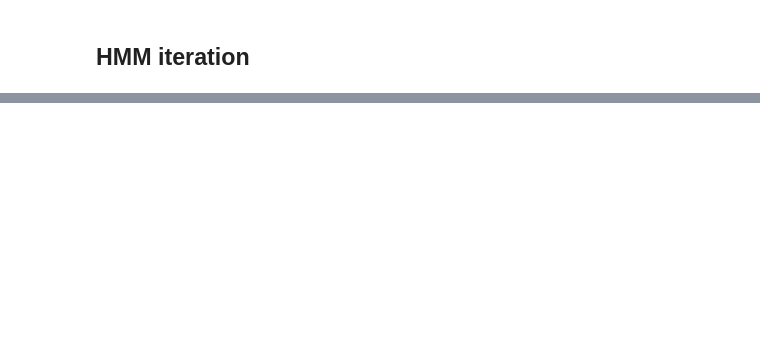
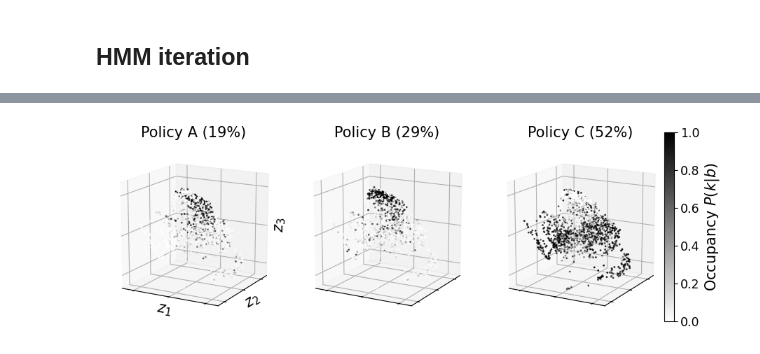
Before and after one commit to XaqLab/hex-arena, a Jupyter notebook: hmm-policy.ipynb, the cells around one changed output, grey strips where cells are left out. Drawn from its saved outputs; the diff is of its cells as text; code cells hidden in the pictures; blank space fills up the shorter version.

```diff
--- a/hmm-policy.ipynb
+++ b/hmm-policy.ipynb
@@ -558,0 +191,55 @@ plt.show()
+# %%
+log_gammas, log_xis, log_Zs = e_step(hmp, knowns, beliefs, actions)
+
+gammas = [torch.softmax(log_gammas[i], dim=1) for i in range(len(log_gammas))]
+pi_labels = ['Policy '+chr(ord('A')+i)+' ({:.0%})'.format(torch.cat(gammas).mean(dim=0)[i]) for i in range(num_policies)]
+# %%
+idxs = rng.choice(len(torch.cat(zs)), 2000, replace=False)
+vals, colors = torch.cat(zs)[idxs], torch.cat(gammas)[idxs]
+
+fig = plt.figure(figsize=(9, 3))
+margin, gap = 0.05, 0.02
+width = (1-2*margin-2*gap)/3
+axes, artists = [], []
+labelpad = -12
+for i in range(3):
+    ax = fig.add_axes([0.2*margin+(width+gap)*i, 0.02, width, 0.9], projection='3d', elev=15)
+    artists.append(ax.scatter(
+        vals[:, 1], vals[:, 2], vals[:, 0], s=1,
+        c=colors[:, i], cmap='gray_r', vmin=0, vmax=1,
+    ))
+    ax_lim = [-4, 4]
+    ax.set_xlim(ax_lim), ax.set_ylim(ax_lim), ax.set_zlim(ax_lim)
+    ax.set_aspect('equal')
+    ax_ticks = [-3, 0, 3]
+    ax.set_xticks(ax_ticks), ax.set_yticks(ax_ticks), ax.set_zticks(ax_ticks)
+    ax.set_xticklabels([]), ax.set_yticklabels([]), ax.set_zticklabels([])
+    ax.zaxis.line.set_visible(False)
+    for line in ax.zaxis.get_majorticklines():
+        line.set_color('none')
+    if i==0:
+        ax.set_xlabel('$z_1$', labelpad=labelpad)
+        ax.set_ylabel('$z_2$', labelpad=labelpad)
+        ax.set_zlabel('$z_3$', labelpad=labelpad)
+    ax.set_title(pi_labels[i], fontsize='medium')
+    axes.append(ax)
+cax = fig.add_axes([1-2*margin, margin, 0.3*margin, 1-2*margin])
+cbar = plt.colorbar(artists[0], cax=cax, label='Occupancy $P(k|b)$')
+
+def update(t, total=36):
+    az = (t/total)*360-60
+    for ax in axes:
+        ax.view_init(azim=az)
+    return artists
+
+total = 360
+ani = FuncAnimation(
+    fig, update, fargs=(total,), frames=range(total), blit=True,
+)
+
+# HTML(ani.to_jshtml())
+savename = f'policy.occupancy.on.belief_{subject}_[kappa{kappa}]'
+ani.save(FIG_DIR/f'{savename}.mp4', dpi=200, fps=24)
+fig.savefig(FIG_DIR/f'{savename}.svg')
+# %% [output]
+[figure, added]
```
Also changed, not shown: parts of 25 cells of this notebook, 3 other files.
